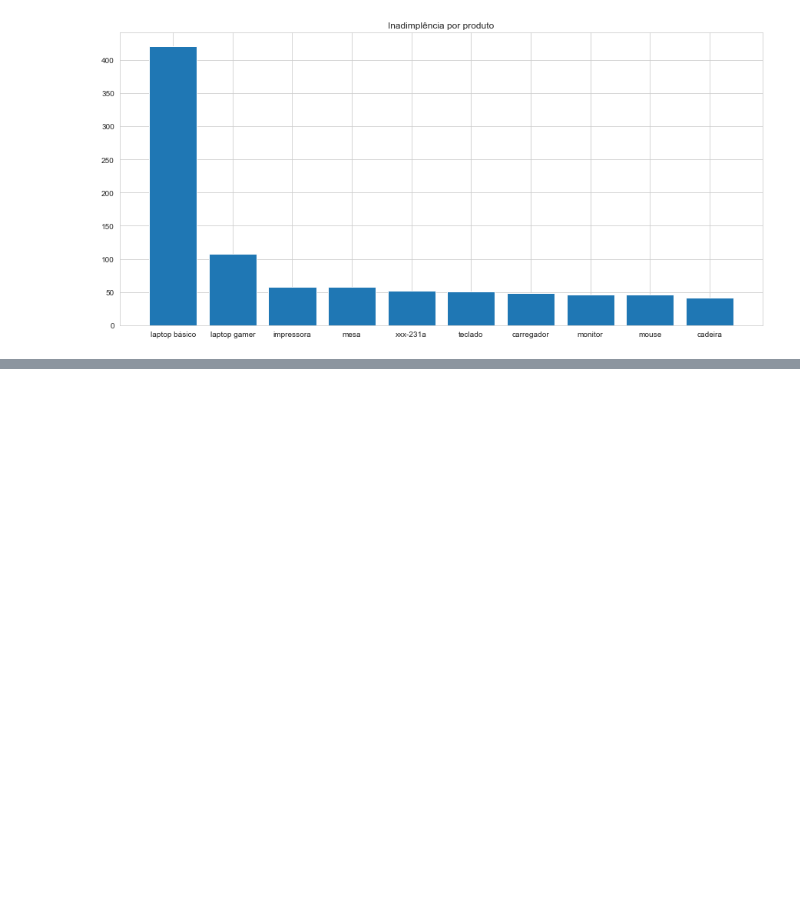
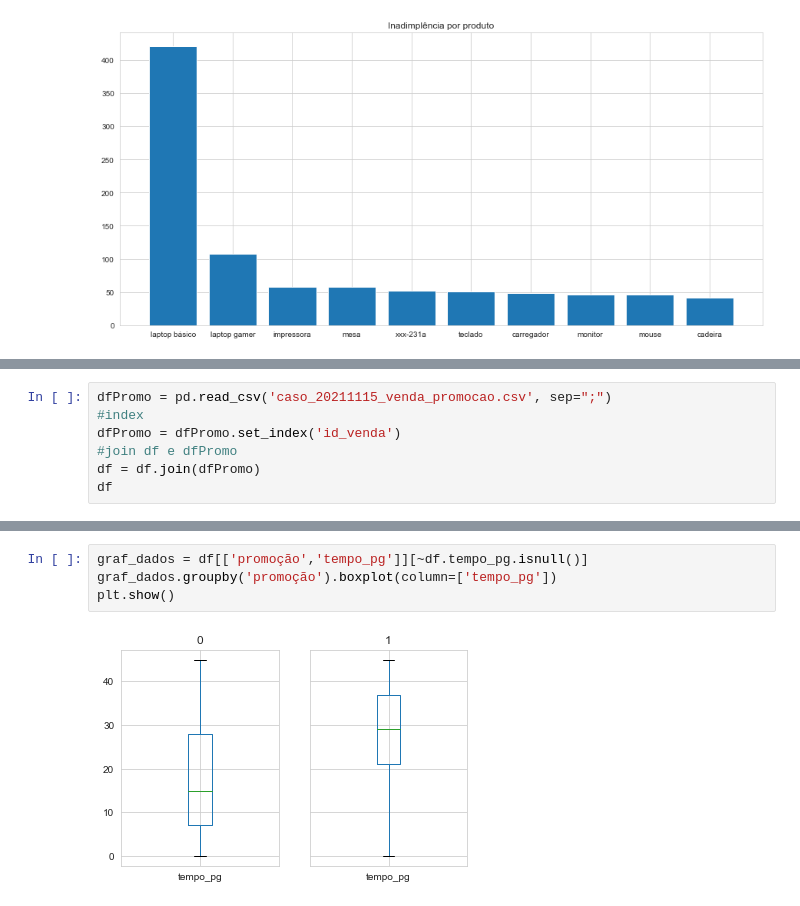
Before and after one commit to italocreator/heros-journey, a Jupyter notebook: Projeto_20211115/202111115_tratamento/5-Analises_Insights/20211115_Analises.ipynb, the cells around one changed output, grey strips where cells are left out. Cells and saved outputs as stored; diff of their text form; blank space fills up the shorter version.

```diff
--- a/Projeto_20211115/202111115_tratamento/5-Analises_Insights/20211115_Analises.ipynb
+++ b/Projeto_20211115/202111115_tratamento/5-Analises_Insights/20211115_Analises.ipynb
@@ -618,0 +619,7 @@ Text(0.5, 1.0, 'Inadimplência por produto')
+# %%
+dfPromo = pd.read_csv('caso_20211115_venda_promocao.csv', sep=";")
+#index
+dfPromo = dfPromo.set_index('id_venda')
+#join df e dfPromo
+df = df.join(dfPromo)
+df
@@ -618,0 +641,6 @@ Text(0.5, 1.0, 'Inadimplência por produto')
+# %%
+graf_dados = df[['promoção','tempo_pg']][~df.tempo_pg.isnull()]
+graf_dados.groupby('promoção').boxplot(column=['tempo_pg'])
+plt.show()
+# %% [output]
+[figure, added]
```
Also changed, not shown: parts of 25 cells of this notebook, 1 other file.
